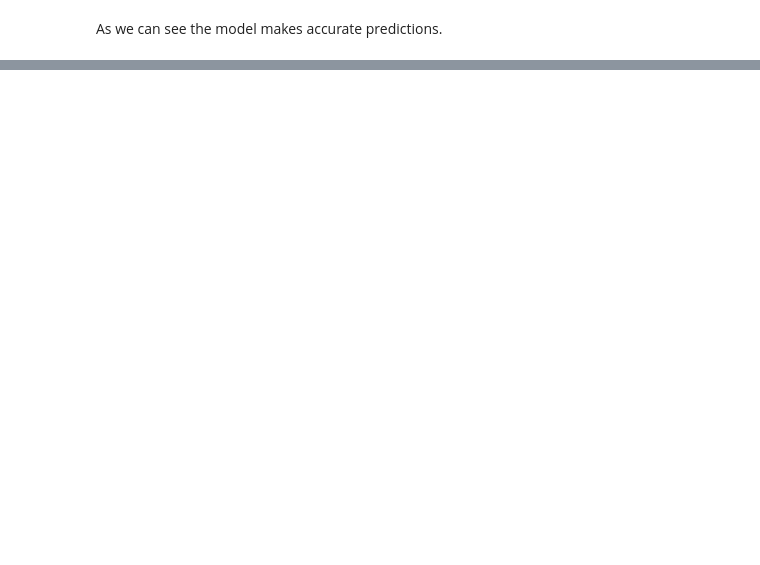
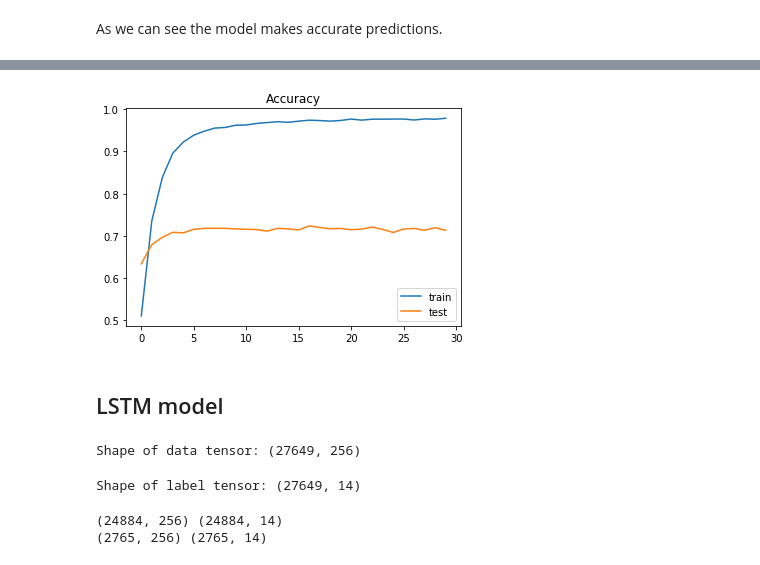
Before and after one commit to thanasis-angelis/Comment-text-claassification, a Jupyter notebook: Big_Data_Content_Analytics_Project.ipynb, the cells around one changed output, grey strips where cells are left out. Drawn from its saved outputs; the diff is of its cells as text; code cells hidden in the pictures; blank space fills up the shorter version.

```diff
--- a/Big_Data_Content_Analytics_Project.ipynb
+++ b/Big_Data_Content_Analytics_Project.ipynb
@@ -536,0 +571,10 @@ As we can see the model makes accurate predictions.
+# %%
+plt.title('Accuracy')
+plt.plot(history.history['acc'], label='train')
+plt.plot(history.history['val_acc'], label='test')
+plt.legend()
+plt.show();
+# %% [output]
+[figure, added]
+# %% [markdown]
+## LSTM model
@@ -536,0 +600,18 @@ As we can see the model makes accurate predictions.
+# %%
+X = tokenizer.texts_to_sequences(df['Comment'].values)
+X = pad_sequences(X, maxlen=MAX_SEQUENCE_LENGTH)
+print('Shape of data tensor:', X.shape)
+# %% [output]
+Shape of data tensor: (27649, 256)
+# %%
+Y = pd.get_dummies(df['Category']).values
+print('Shape of label tensor:', Y.shape)
+# %% [output]
+Shape of label tensor: (27649, 14)
+# %%
+X_train, X_test, Y_train, Y_test = train_test_split(X,Y, test_size = 0.10, random_state = 42)
+print(X_train.shape,Y_train.shape)
+print(X_test.shape,Y_test.shape)
+# %% [output]
+(24884, 256) (24884, 14)
+(2765, 256) (2765, 14)
```
Also changed, not shown: parts of 29 cells of this notebook.
